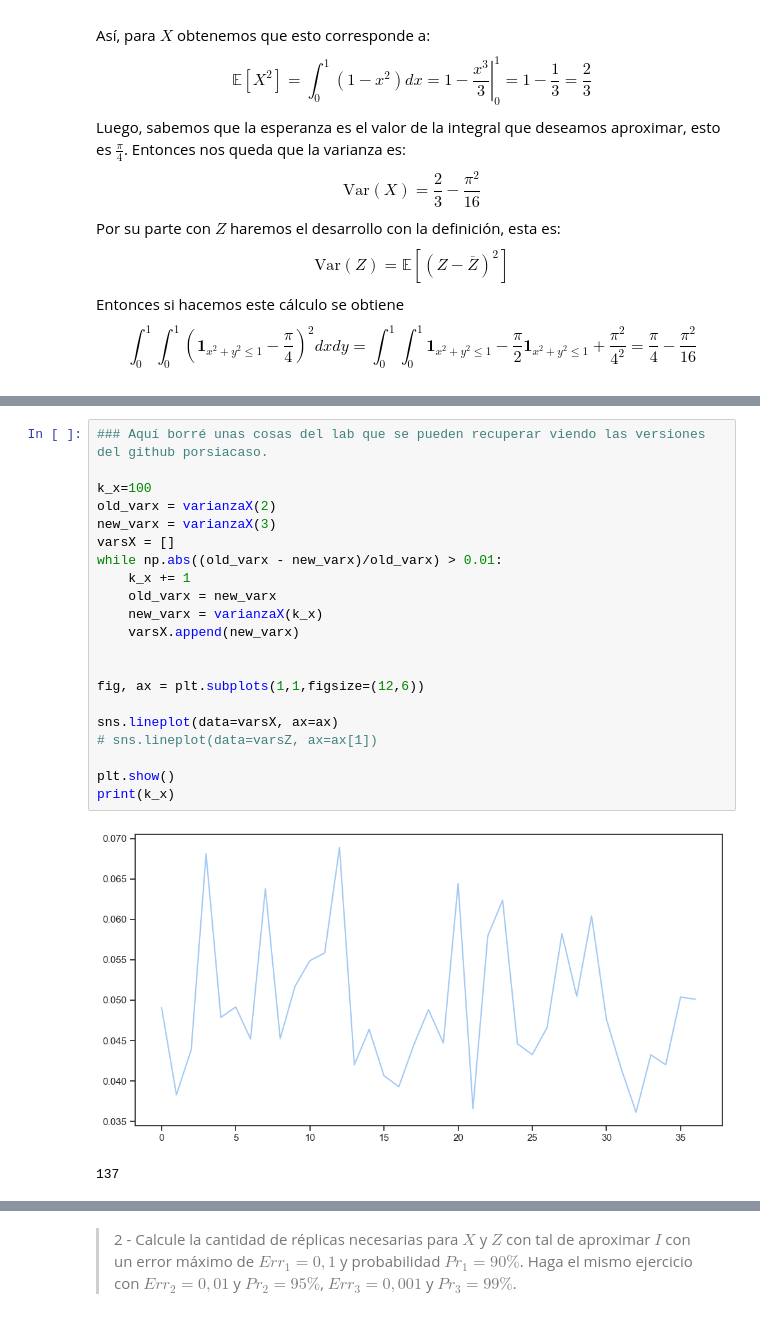
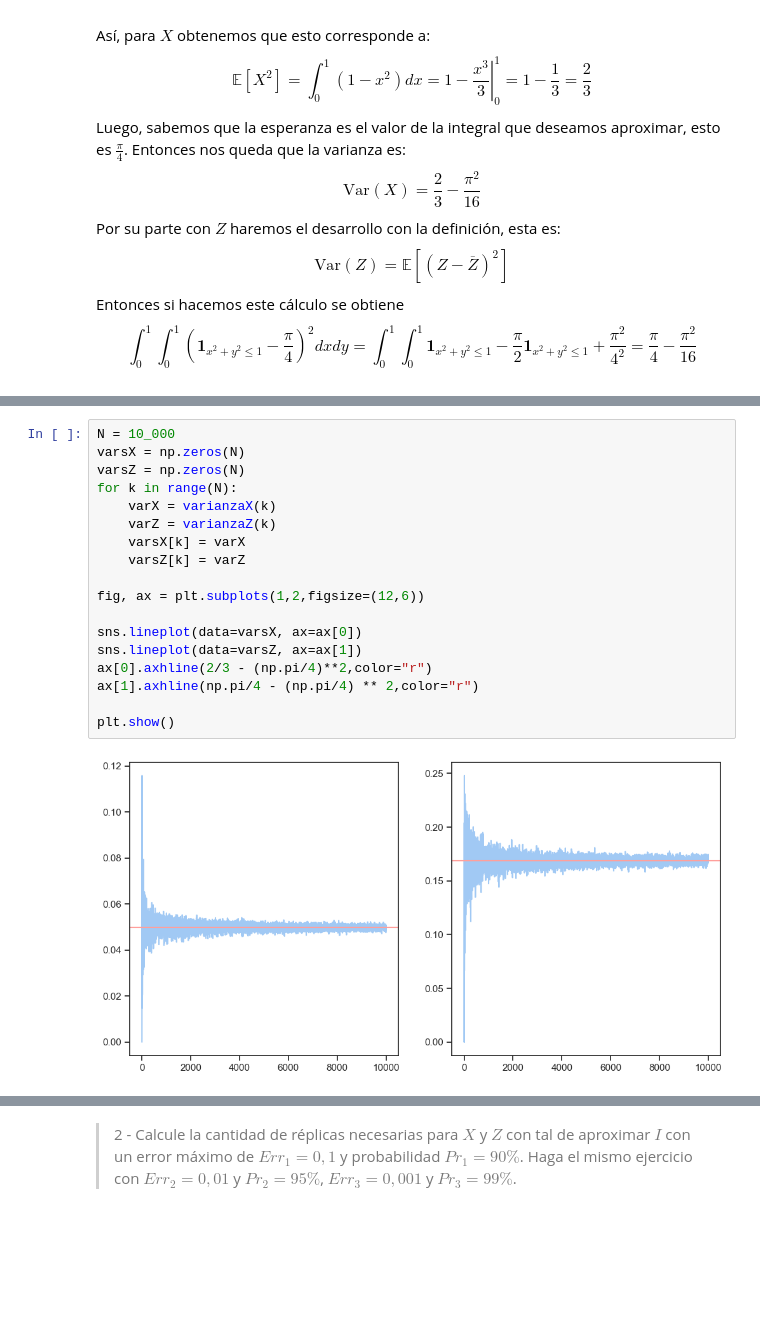
Before and after one commit to Miguel-Escobar/Sim-Estocastica, a Jupyter notebook: Lab 1/lab1.ipynb, the cells around one changed output, grey strips where cells are left out. Drawn from its saved outputs; the diff is of its cells as text; blank space fills up the shorter version.

```diff
--- a/Lab 1/lab1.ipynb
+++ b/Lab 1/lab1.ipynb
@@ -231,27 +231,23 @@ print(simularZ(1_000_000))
-# %%
-### Aquí borré unas cosas del lab que se pueden recuperar viendo las versiones del github porsiacaso.
-
-k_x=100
-old_varx = varianzaX(2)
-new_varx = varianzaX(3)
-varsX = []
-while np.abs((old_varx - new_varx)/old_varx) > 0.01:
-    k_x += 1
-    old_varx = new_varx
-    new_varx = varianzaX(k_x)
-    varsX.append(new_varx)
-
-
-fig, ax = plt.subplots(1,1,figsize=(12,6))
-
-sns.lineplot(data=varsX, ax=ax)
-# sns.lineplot(data=varsZ, ax=ax[1])
-
-plt.show()
-print(k_x)
-# %% [output]
-[figure, removed]
-137
+# %%
+N = 10_000
+varsX = np.zeros(N)
+varsZ = np.zeros(N)
+for k in range(N):
+    varX = varianzaX(k)
+    varZ = varianzaZ(k)
+    varsX[k] = varX
+    varsZ[k] = varZ
+
+fig, ax = plt.subplots(1,2,figsize=(12,6))
+
+sns.lineplot(data=varsX, ax=ax[0])
+sns.lineplot(data=varsZ, ax=ax[1])
+ax[0].axhline(2/3 - (np.pi/4)**2,color="r")
+ax[1].axhline(np.pi/4 - (np.pi/4) ** 2,color="r")
+
+plt.show()
+# %% [output]
+[figure, added]
 # %%
 def indicatrix(x, a, b):
     return (x <= b)*(x >= a)
```
Also changed, not shown: parts of 18 cells of this notebook.
